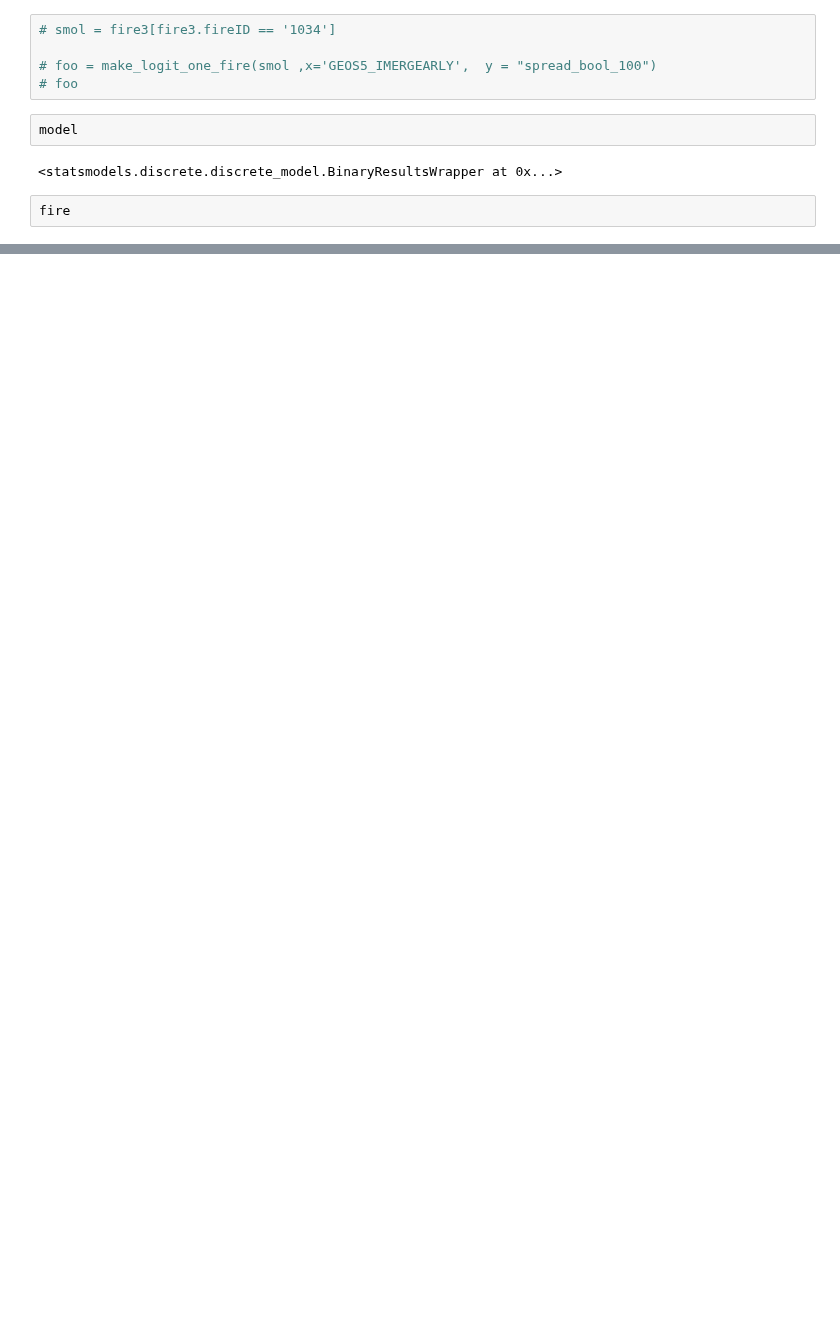
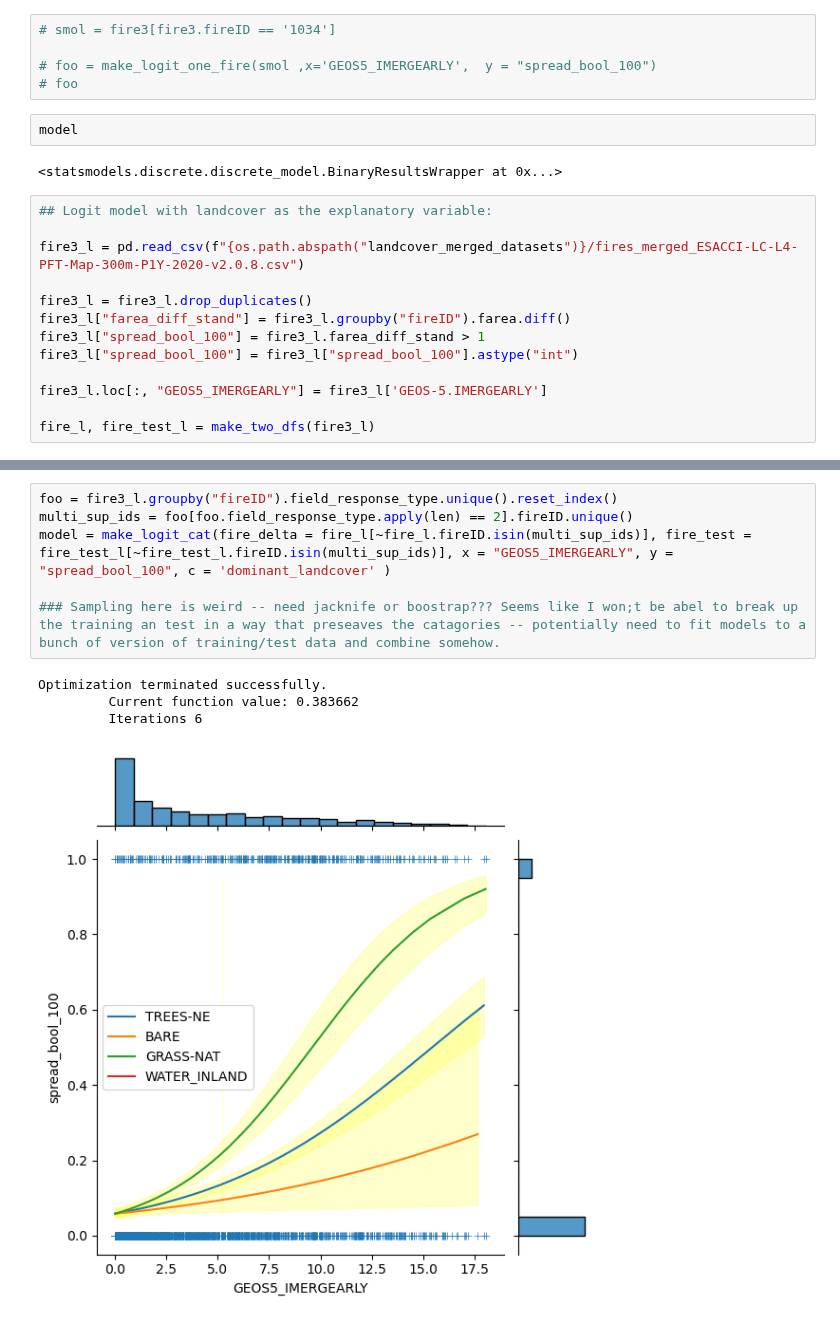
Before and after one commit to mccabete/fwiVis, a Jupyter notebook: notebooks/Logit_models.ipynb, the cells around one changed output, grey strips where cells are left out. Cells and saved outputs as stored; diff of their text form; blank space fills up the shorter version.

```diff
--- a/notebooks/Logit_models.ipynb
+++ b/notebooks/Logit_models.ipynb
@@ -1221,4 +1227,15 @@ model
 # %% [output]
 <statsmodels.discrete.discrete_model.BinaryResultsWrapper at 0x...>
 # %%
-fire
+## Logit model with landcover as the explanatory variable:
+
+fire3_l = pd.read_csv(f"{os.path.abspath("landcover_merged_datasets")}/fires_merged_ESACCI-LC-L4-PFT-Map-300m-P1Y-2020-v2.0.8.csv")
+
+fire3_l = fire3_l.drop_duplicates()
+fire3_l["farea_diff_stand"] = fire3_l.groupby("fireID").farea.diff()
+fire3_l["spread_bool_100"] = fire3_l.farea_diff_stand > 1
+fire3_l["spread_bool_100"] = fire3_l["spread_bool_100"].astype("int")
+
+fire3_l.loc[:, "GEOS5_IMERGEARLY"] = fire3_l['GEOS-5.IMERGEARLY']
+
+fire_l, fire_test_l = make_two_dfs(fire3_l)
@@ -1238,0 +1242,11 @@ fire
+# %%
+foo = fire3_l.groupby("fireID").field_response_type.unique().reset_index()
+multi_sup_ids = foo[foo.field_response_type.apply(len) == 2].fireID.unique()
+model = make_logit_cat(fire_delta = fire_l[~fire_l.fireID.isin(multi_sup_ids)], fire_test = fire_test_l[~fire_test_l.fireID.isin(multi_sup_ids)], x = "GEOS5_IMERGEARLY", y = "spread_bool_100", c = 'dominant_landcover' )
+
+### Sampling here is weird -- need jacknife or boostrap??? Seems like I won;t be abel to break up the training an test in a way that preseaves the catagories -- potentially need to fit models to a bunch of version of training/test data and combine somehow.
+# %% [output]
+Optimization terminated successfully.
+         Current function value: 0.383662
+         Iterations 6
+[figure, added]
```
Also changed, not shown: parts of 11 cells of this notebook.
